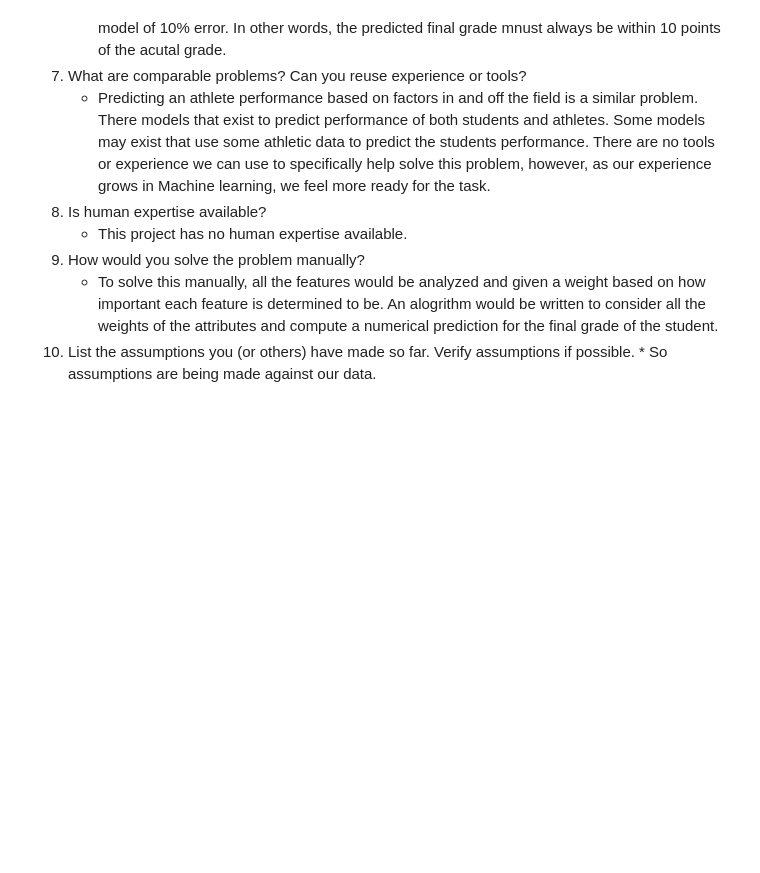
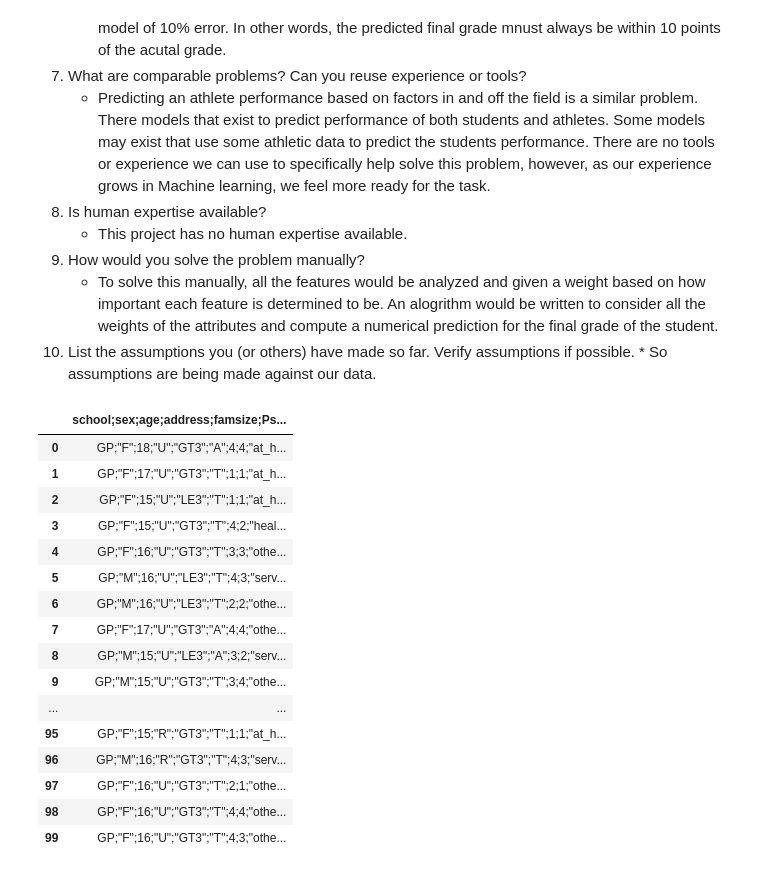
Before and after one commit to MShimer33/MachineLearningFinalProject, a Jupyter notebook: education.ipynb, the cells around one changed output. Cells and saved outputs as stored; diff of their text form; code cells hidden in the pictures; blank space fills up the shorter version.

Commit message:
Trying to load data

```diff
--- a/education.ipynb
+++ b/education.ipynb
@@ -32,3 +32,65 @@ Frame the Problem and Look at the Big Picture
     * To solve this manually, all the features would be analyzed and given a weight based on how important each feature is determined to be. An alogrithm would be written to consider all the weights of the attributes and compute a numerical prediction for the final grade of the student.
 10.  List the assumptions you (or others) have made so far. Verify assumptions if possible.
     * So assumptions are being made against our data.
+# %%
+import ast
+
+import numpy as np
+import scipy.sparse
+import pandas as pd
+import matplotlib.pyplot as plt
+import seaborn as sns
+import pickle
+
+from sklearn.model_selection import cross_val_score, GridSearchCV
+from sklearn.metrics import silhouette_score, adjusted_rand_score
+
+from sklearn.pipeline import Pipeline, FeatureUnion
+from sklearn.base import BaseEstimator, TransformerMixin
+from sklearn.preprocessing import StandardScaler, FunctionTransformer, OneHotEncoder, MinMaxScaler, MultiLabelBinarizer
+
+from sklearn.decomposition import PCA
+from sklearn.mixture import GaussianMixture
+from sklearn.cluster import KMeans
+from sklearn.manifold import TSNE
+
+from sklearn.linear_model import LogisticRegression
+from sklearn.ensemble import RandomForestClassifier, ExtraTreesClassifier
+from sklearn.tree import DecisionTreeClassifier
+
+from sklearn.ensemble import VotingClassifier, BaggingClassifier, AdaBoostClassifier, GradientBoostingRegressor, StackingClassifier
+
+pd.set_option('display.max_columns', 1000)
+pd.set_option('display.max_rows', 500)
+
+
+import warnings
+warnings.simplefilter(action='ignore', category=FutureWarning)
+# %%
+def read_student_data():
+    """
+    Loads the CSV file from the web which contains our data.
+    """
+    # return pd.concat([pd.read_csv('student-por.csv'), pd.read_csv('student-mat.csv')], axis=0)
+    return pd.read_csv('student-por.csv')
+# %%
+data = read_student_data()
+data.head(100)
+# %% [output]
+|  | school;sex;age;address;famsize;Ps... |
+| 0 | GP;"F";18;"U";"GT3";"A";4;4;"at_h... |
+| 1 | GP;"F";17;"U";"GT3";"T";1;1;"at_h... |
+| 2 | GP;"F";15;"U";"LE3";"T";1;1;"at_h... |
+| 3 | GP;"F";15;"U";"GT3";"T";4;2;"heal... |
+| 4 | GP;"F";16;"U";"GT3";"T";3;3;"othe... |
+| 5 | GP;"M";16;"U";"LE3";"T";4;3;"serv... |
+| 6 | GP;"M";16;"U";"LE3";"T";2;2;"othe... |
+| 7 | GP;"F";17;"U";"GT3";"A";4;4;"othe... |
+| 8 | GP;"M";15;"U";"LE3";"A";3;2;"serv... |
+| 9 | GP;"M";15;"U";"GT3";"T";3;4;"othe... |
+| ... | ... |
+| 95 | GP;"F";15;"R";"GT3";"T";1;1;"at_h... |
+| 96 | GP;"M";16;"R";"GT3";"T";4;3;"serv... |
+| 97 | GP;"F";16;"U";"GT3";"T";2;1;"othe... |
+| 98 | GP;"F";16;"U";"GT3";"T";4;4;"othe... |
+| 99 | GP;"F";16;"U";"GT3";"T";4;3;"othe... |
```
